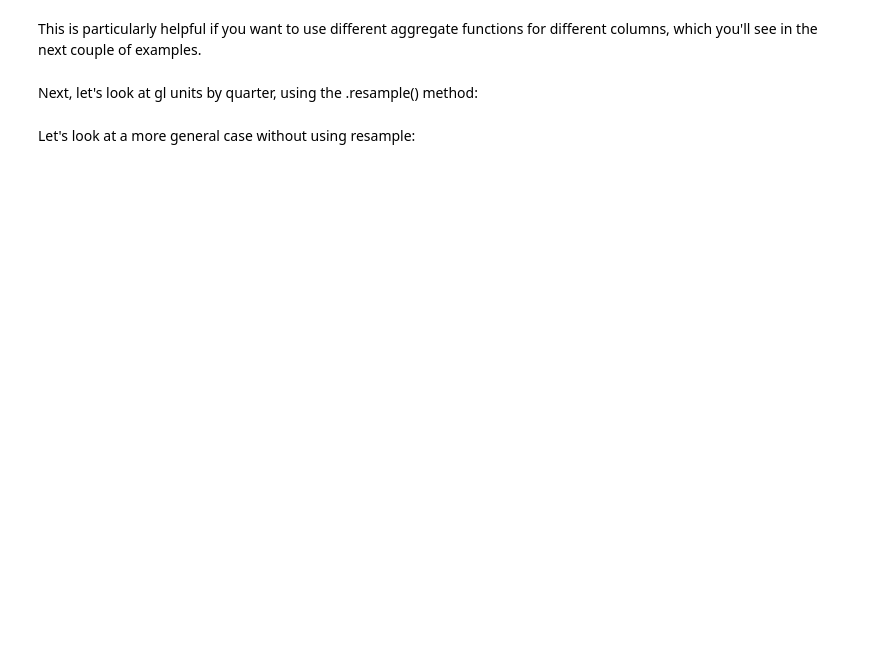
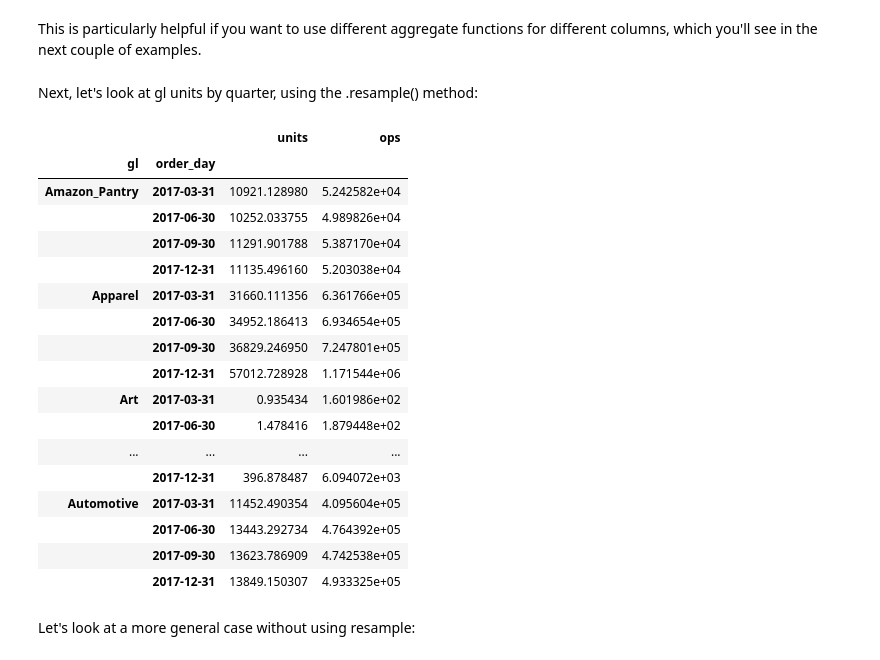
Before and after one commit to kylejones200/bana_4373, a Jupyter notebook: 2 - Data Analytics/3 - Intermediate Data Analysis with Pandas.ipynb, the cells around one changed output. Drawn from its saved outputs; the diff is of its cells as text; code cells hidden in the pictures; blank space fills up the shorter version.

```diff
--- a/2 - Data Analytics/3 - Intermediate Data Analysis with Pandas.ipynb
+++ b/2 - Data Analytics/3 - Intermediate Data Analysis with Pandas.ipynb
@@ -212,8 +324,27 @@ This is particularly helpful if you want to use different aggregate functions fo
 # %% [markdown]
 Next, let's look at gl units by quarter, using the .resample() method:
 # %%
-gl_by_qtr = df.groupby(['gl'])[['units','ops']].resample('Q').sum().head(n=12)
+gl_by_qtr = df.groupby(['gl'])[['units','ops']].resample('Q').mean().head(20)
 gl_by_qtr
+# %% [output]
+|  |  | units | ops |
+| gl | order_day |  |  |
+| Amazon_Pantry | 2017-03-31 | 10921.128980 | 5.242582e+04 |
+|  | 2017-06-30 | 10252.033755 | 4.989826e+04 |
+|  | 2017-09-30 | 11291.901788 | 5.387170e+04 |
+|  | 2017-12-31 | 11135.496160 | 5.203038e+04 |
+| Apparel | 2017-03-31 | 31660.111356 | 6.361766e+05 |
+|  | 2017-06-30 | 34952.186413 | 6.934654e+05 |
+|  | 2017-09-30 | 36829.246950 | 7.247801e+05 |
+|  | 2017-12-31 | 57012.728928 | 1.171544e+06 |
+| Art | 2017-03-31 | 0.935434 | 1.601986e+02 |
+|  | 2017-06-30 | 1.478416 | 1.879448e+02 |
+| ... | ... | ... | ... |
+|  | 2017-12-31 | 396.878487 | 6.094072e+03 |
+| Automotive | 2017-03-31 | 11452.490354 | 4.095604e+05 |
+|  | 2017-06-30 | 13443.292734 | 4.764392e+05 |
+|  | 2017-09-30 | 13623.786909 | 4.742538e+05 |
+|  | 2017-12-31 | 13849.150307 | 4.933325e+05 |
 # %% [markdown]
 Let's look at a more general case without using resample:
 # %%
```
Also changed, not shown: parts of 24 cells of this notebook, 3 other files.
